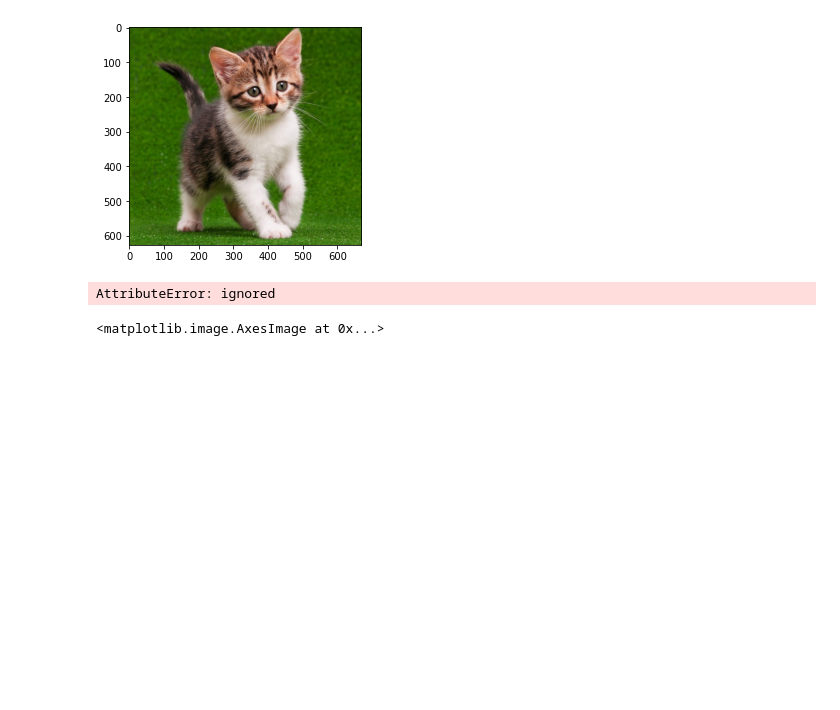
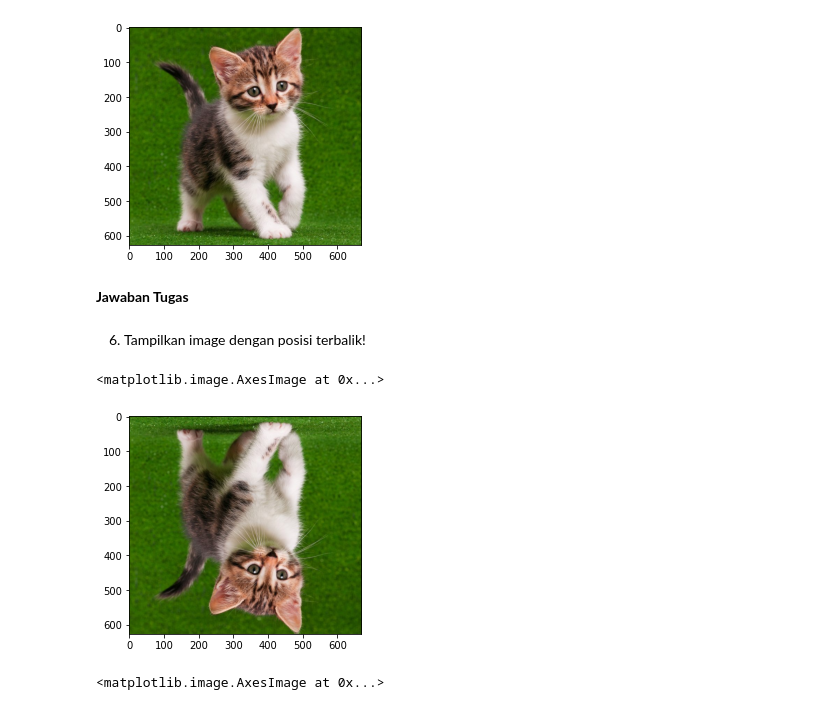
Before and after one commit to fidelatrstyni/PCVK_Genap_2021, a Jupyter notebook: Week2.ipynb, the cells around one changed output. Cells and saved outputs as stored; diff of their text form; code cells hidden in the pictures; blank space fills up the shorter version.

```diff
--- a/Week2.ipynb
+++ b/Week2.ipynb
@@ -25,12 +25,17 @@ plt.imshow(img3)
 # %% [output]
 <matplotlib.image.AxesImage at 0x...>
 [figure]
+# %% [markdown]
+**Jawaban Tugas**
+# %% [markdown]
+6. Tampilkan image dengan posisi terbalik!
 # %%
 img2 = img
-img_rg = cv.cvtColor(img,cv.COLOR_RGB2RG)
-plt.imshow(img_rg)
+img3 = cv.flip(cv.cvtColor(img,cv.COLOR_BGR2RGB),0)
+plt.imshow(img3)
 # %% [output]
-AttributeError: ignored
+<matplotlib.image.AxesImage at 0x...>
+[figure, added]
 # %%
 img_gray = cv.imread('/content/drive/MyDrive/PCVK/KITTEN-1.jpg', cv.IMREAD_GRAYSCALE)
 plt.imshow(img_gray)
```
Also changed, not shown: parts of 4 cells of this notebook.
